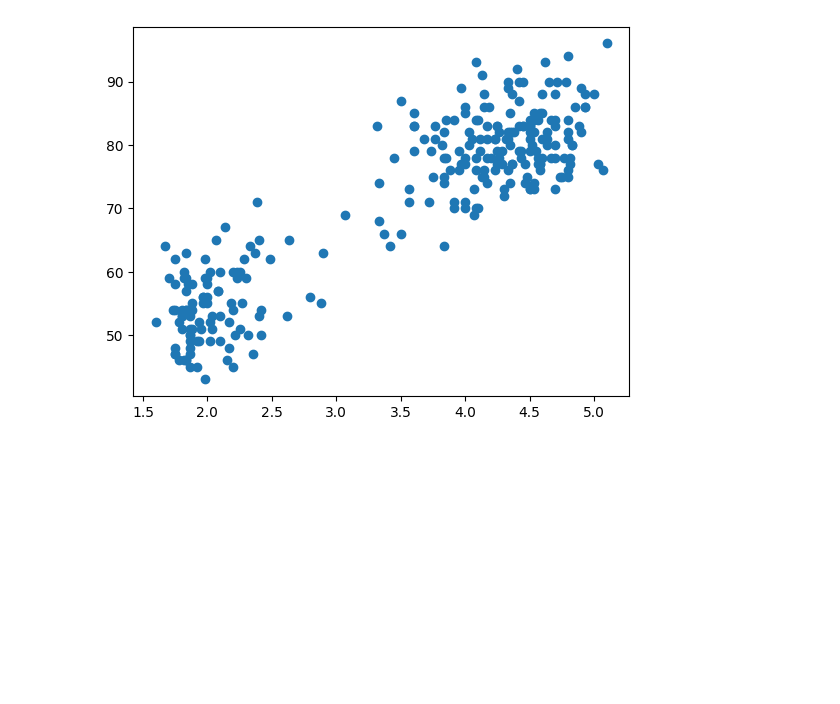
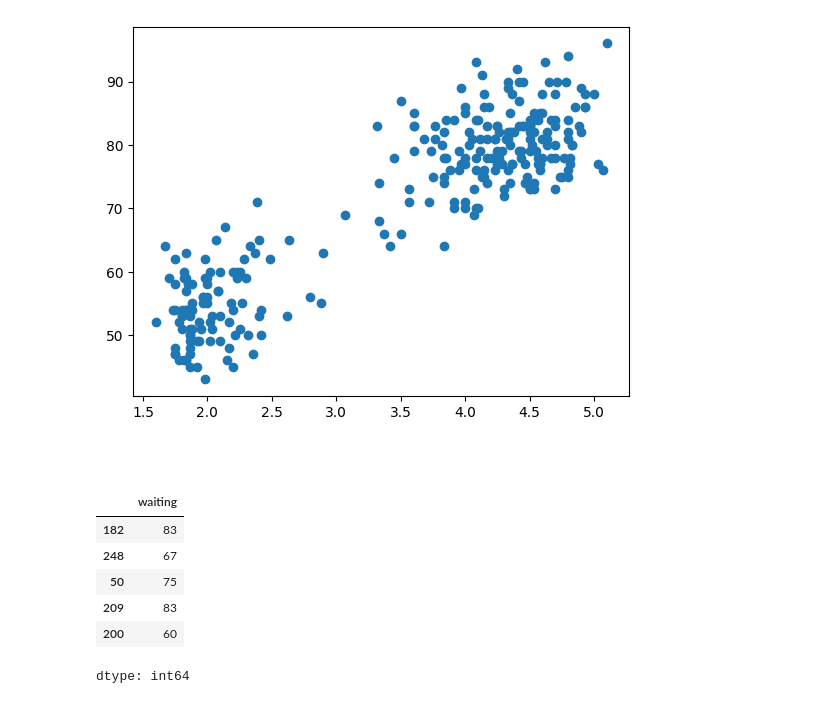
Before and after one commit to devdatta1429/BDA_Assignments, a Jupyter notebook: PML/Day_16_03_06.ipynb, the cells around one changed output. Saved outputs shown, nothing was run; the diff lists cells and outputs as text; code cells hidden in the pictures; blank space fills up the shorter version.

```diff
--- a/PML/Day_16_03_06.ipynb
+++ b/PML/Day_16_03_06.ipynb
@@ -82,3 +82,17 @@ plt.scatter(df.eruptions, df.waiting)
 # %% [output]
 <matplotlib.collections.PathCollection at 0x...>
 [figure]
+# %% [markdown]
+#
+# %%
+x_train, x_test, y_train, y_test = train_test_split(df.waiting,df.eruptions, test_size=0.3)
+# %%
+x_train.head()
+# %% [output]
+|  | waiting |
+| 182 | 83 |
+| 248 | 67 |
+| 50 | 75 |
+| 209 | 83 |
+| 200 | 60 |
+dtype: int64
```
Also changed, not shown: parts of 26 cells of this notebook.
